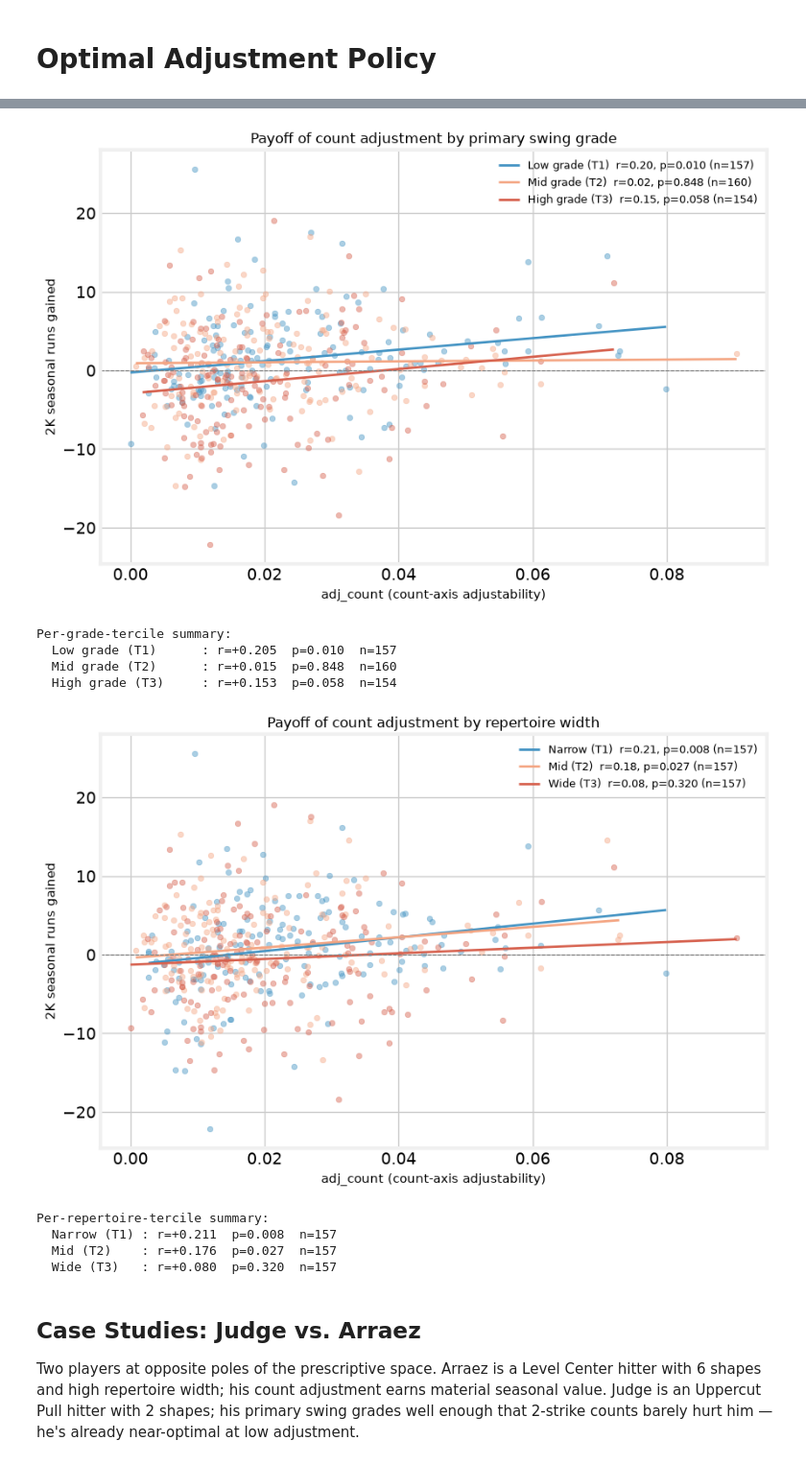
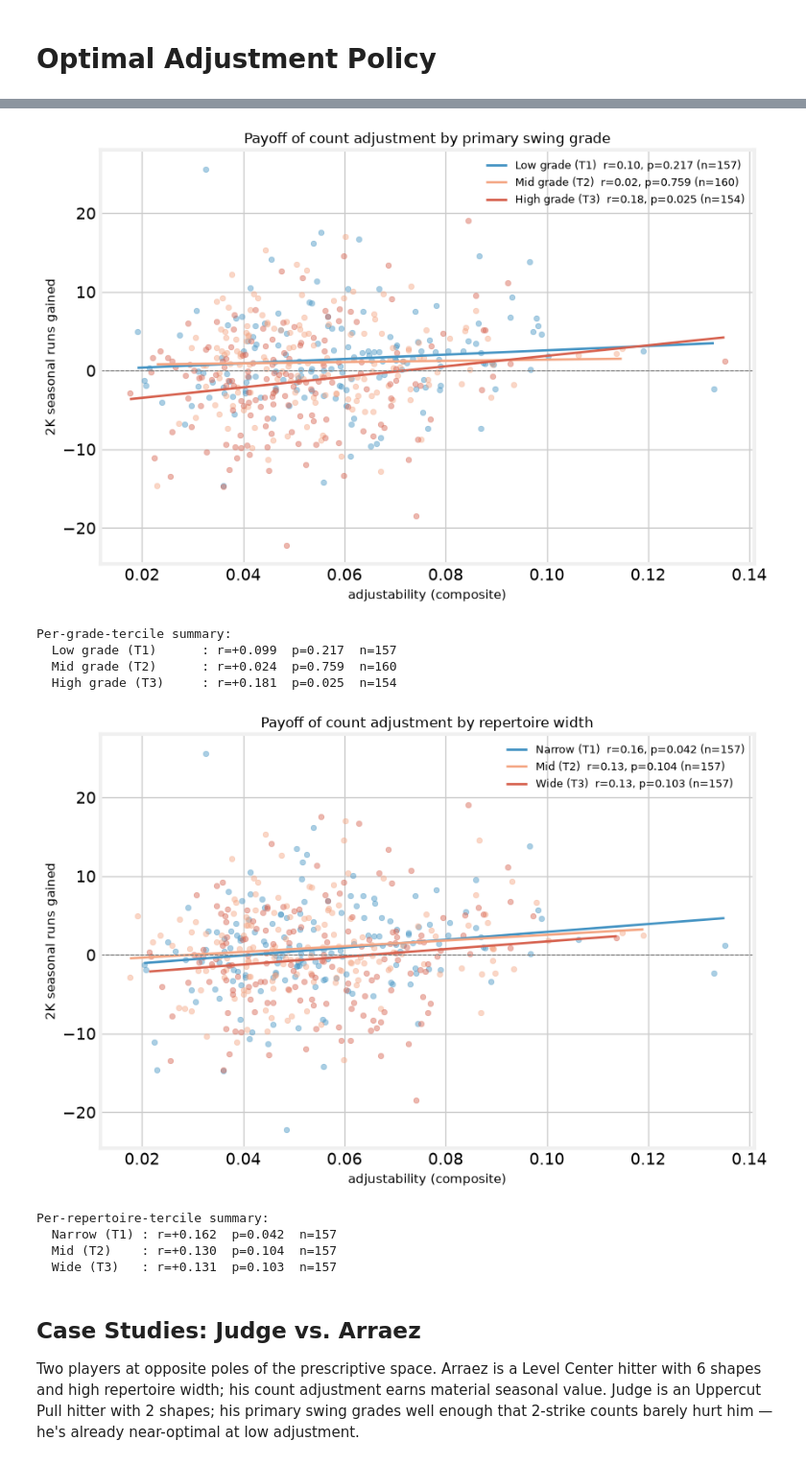
Before and after one commit to theoauyeung/swing_repetoire, a Jupyter notebook: src/optimal_adj_policy.ipynb, the cells around one changed output, grey strips where cells are left out. Shown at 96% size. Cells and saved outputs as stored; diff of their text form; code cells hidden in the pictures.

```diff
--- a/src/optimal_adj_policy.ipynb
+++ b/src/optimal_adj_policy.ipynb
@@ -23,8 +23,8 @@ def plot_path(name):
     return d / name
 
 df = pd.read_parquet(DATA / 'optimal_policy.parquet')
-df = df.dropna(subset=['season_runs_total', 'twostrike_rv_penalty'])
+df = df.dropna(subset=['season_runs_weighted', 'twostrike_rv_penalty'])
 print(f'{len(df)} units loaded')
-print(df[['season_runs_total','season_runs_2k','season_runs_gamestate','season_runs_platoon']].describe().round(2))
+print(df[['season_runs_weighted','season_runs_2k','season_runs_gamestate','season_runs_platoon']].describe().round(2))
 # %% [output]
 471 units loaded
@@ -54,19 +54,19 @@ The per-swing `adj_count` payoff (θ=+0.145, p=0.0003) is real, but annualizing
 # %%
 judge  = df[df['label'] == 'Aaron Judge'].iloc[0]
 arraez = df[df['label'] == 'Luis Arraez'].iloc[0]
-med    = df['season_runs_total'].median()
+med    = df['season_runs_weighted'].median()
 
 with plt.style.context(FT):
     fig, ax = plt.subplots(figsize=(9, 5))
-    ax.hist(df['season_runs_total'], bins=40, color='#4393c3', edgecolor='white', alpha=0.85)
+    ax.hist(df['season_runs_weighted'], bins=40, color='#4393c3', edgecolor='white', alpha=0.85)
     ax.axvline(med,                   color='#444', lw=1.5, ls='--', label=f'Median ({med:+.1f})')
     ax.axvline(arraez['season_runs_total'], color='#d73027', lw=2,
                label=f"Arraez ({arraez['season_runs_total']:+.1f})")
     ax.axvline(judge['season_runs_total'],  color='#2166ac', lw=2,
                label=f"Judge ({judge['season_runs_total']:+.1f})")
-    ax.set_xlabel('Seasonal runs gained (all situational axes combined)', fontsize=11)
+    ax.set_xlabel('Evidence-weighted seasonal runs (t-stat proportional weights)', fontsize=11)
     ax.set_ylabel('Hitters', fontsize=11)
-    ax.set_title('Most hitters gain near-zero seasonal runs from situational performance', fontsize=12)
+    ax.set_title('Most hitters gain near-zero evidence-weighted seasonal runs', fontsize=12)
     ax.legend(frameon=False, fontsize=10)
     fig.tight_layout()
     fig.savefig(plot_path('adj_policy_season_dist.png'), dpi=130)
@@ -99,12 +99,12 @@ with plt.style.context(FT):
     fig, ax = plt.subplots(figsize=(9, 6))
     for arch, g in df.groupby('archetype_name'):
         c = ARCH_COLORS.get(arch, '#888')
-        ax.scatter(g['adj_count'], g['season_runs_2k'], color=c, alpha=0.45, s=22, label=None)
-        m, b, r, p, _ = stats.linregress(g['adj_count'], g['season_runs_2k'])
-        xs = np.linspace(g['adj_count'].min(), g['adj_count'].max(), 80)
+        ax.scatter(g['adjustability'], g['season_runs_2k'], color=c, alpha=0.45, s=22, label=None)
+        m, b, r, p, _ = stats.linregress(g['adjustability'], g['season_runs_2k'])
+        xs = np.linspace(g['adjustability'].min(), g['adjustability'].max(), 80)
         ax.plot(xs, m * xs + b, color=c, lw=2, label=f'{arch}  r={r:.2f}, p={p:.3f} (n={len(g)})')
     ax.axhline(0, color='#888', lw=0.8, ls='--')
-    ax.set_xlabel('adj_count (count-axis adjustability)', fontsize=11)
+    ax.set_xlabel('adjustability (composite)', fontsize=11)
     ax.set_ylabel('2K seasonal runs gained', fontsize=11)
     ax.set_title('Payoff of count adjustment by primary archetype', fontsize=12)
     ax.legend(frameon=False, fontsize=9)
@@ -114,6 +114,6 @@ with plt.style.context(FT):
 
 print('Per-archetype summary:')
 for arch, g in df.groupby('archetype_name'):
-    r, p = stats.pearsonr(g['adj_count'], g['season_runs_2k'])
+    r, p = stats.pearsonr(g['adjustability'], g['season_runs_2k'])
     print(f'  {arch:15s}: r={r:+.3f}  p={p:.3f}  n={len(g)}')
 # %% [output]
@@ -131,12 +131,12 @@ with plt.style.context(FT):
     fig, ax = plt.subplots(figsize=(9, 6))
     for tier, g in df.groupby('grade_tercile', observed=True):
         c = GRADE_COLORS.get(str(tier), '#888')
-        ax.scatter(g['adj_count'], g['season_runs_2k'], color=c, alpha=0.45, s=22, label=None)
-        m, b, r, p, _ = stats.linregress(g['adj_count'], g['season_runs_2k'])
-        xs = np.linspace(g['adj_count'].min(), g['adj_count'].max(), 80)
+        ax.scatter(g['adjustability'], g['season_runs_2k'], color=c, alpha=0.45, s=22, label=None)
+        m, b, r, p, _ = stats.linregress(g['adjustability'], g['season_runs_2k'])
+        xs = np.linspace(g['adjustability'].min(), g['adjustability'].max(), 80)
         ax.plot(xs, m * xs + b, color=c, lw=2, label=f'{tier}  r={r:.2f}, p={p:.3f} (n={len(g)})')
     ax.axhline(0, color='#888', lw=0.8, ls='--')
-    ax.set_xlabel('adj_count (count-axis adjustability)', fontsize=11)
+    ax.set_xlabel('adjustability (composite)', fontsize=11)
     ax.set_ylabel('2K seasonal runs gained', fontsize=11)
     ax.set_title('Payoff of count adjustment by primary swing grade', fontsize=12)
     ax.legend(frameon=False, fontsize=9)
@@ -146,46 +146,46 @@ with plt.style.context(FT):
 
 print('Per-grade-tercile summary:')
 for tier, g in df.groupby('grade_tercile', observed=True):
-    r, p = stats.pearsonr(g['adj_count'], g['season_runs_2k'])
+    r, p = stats.pearsonr(g['adjustability'], g['season_runs_2k'])
     print(f'  {str(tier):20s}: r={r:+.3f}  p={p:.3f}  n={len(g)}')
 # %% [output]
-[figure, old version]
+[figure, new version]
 Per-grade-tercile summary:
-  Low grade (T1)      : r=+0.205  p=0.010  n=157
-  Mid grade (T2)      : r=+0.015  p=0.848  n=160
-  High grade (T3)     : r=+0.153  p=0.058  n=154
+  Low grade (T1)      : r=+0.099  p=0.217  n=157
+  Mid grade (T2)      : r=+0.024  p=0.759  n=160
+  High grade (T3)     : r=+0.181  p=0.025  n=154
 # %%
 df['rep_tercile'] = pd.qcut(df['repertoire_pctile'], 3,
                               labels=['Narrow (T1)', 'Mid (T2)', 'Wide (T3)'])
 REP_COLORS = {'Narrow (T1)': '#4393c3', 'Mid (T2)': '#f4a582', 'Wide (T3)': '#d6604d'}
 
 with plt.style.context(FT):
     fig, ax = plt.subplots(figsize=(9, 6))
     for tier, g in df.groupby('rep_tercile', observed=True):
         c = REP_COLORS.get(str(tier), '#888')
-        ax.scatter(g['adj_count'], g['season_runs_2k'], color=c, alpha=0.45, s=22, label=None)
-        m, b, r, p, _ = stats.linregress(g['adj_count'], g['season_runs_2k'])
-        xs = np.linspace(g['adj_count'].min(), g['adj_count'].max(), 80)
+        ax.scatter(g['adjustability'], g['season_runs_2k'], color=c, alpha=0.45, s=22, label=None)
+        m, b, r, p, _ = stats.linregress(g['adjustability'], g['season_runs_2k'])
+        xs = np.linspace(g['adjustability'].min(), g['adjustability'].max(), 80)
         ax.plot(xs, m * xs + b, color=c, lw=2, label=f'{tier}  r={r:.2f}, p={p:.3f} (n={len(g)})')
     ax.axhline(0, color='#888', lw=0.8, ls='--')
-    ax.set_xlabel('adj_count (count-axis adjustability)', fontsize=11)
+    ax.set_xlabel('adjustability (composite)', fontsize=11)
     ax.set_ylabel('2K seasonal runs gained', fontsize=11)
     ax.set_title('Payoff of count adjustment by repertoire width', fontsize=12)
     ax.legend(frameon=False, fontsize=9)
     fig.tight_layout()
     fig.savefig(plot_path('adj_policy_hte_repertoire.png'), dpi=130)
     plt.show()
 
 print('Per-repertoire-tercile summary:')
 for tier, g in df.groupby('rep_tercile', observed=True):
-    r, p = stats.pearsonr(g['adj_count'], g['season_runs_2k'])
+    r, p = stats.pearsonr(g['adjustability'], g['season_runs_2k'])
     print(f'  {str(tier):12s}: r={r:+.3f}  p={p:.3f}  n={len(g)}')
 # %% [output]
-[figure, old version]
+[figure, new version]
 Per-repertoire-tercile summary:
-  Narrow (T1) : r=+0.211  p=0.008  n=157
-  Mid (T2)    : r=+0.176  p=0.027  n=157
-  Wide (T3)   : r=+0.080  p=0.320  n=157
+  Narrow (T1) : r=+0.162  p=0.042  n=157
+  Mid (T2)    : r=+0.130  p=0.104  n=157
+  Wide (T3)   : r=+0.131  p=0.103  n=157
 # %% [markdown]
 ## Case Studies: Judge vs. Arraez
 
```
Also changed, not shown: parts of 9 cells of this notebook, 9 other files.
